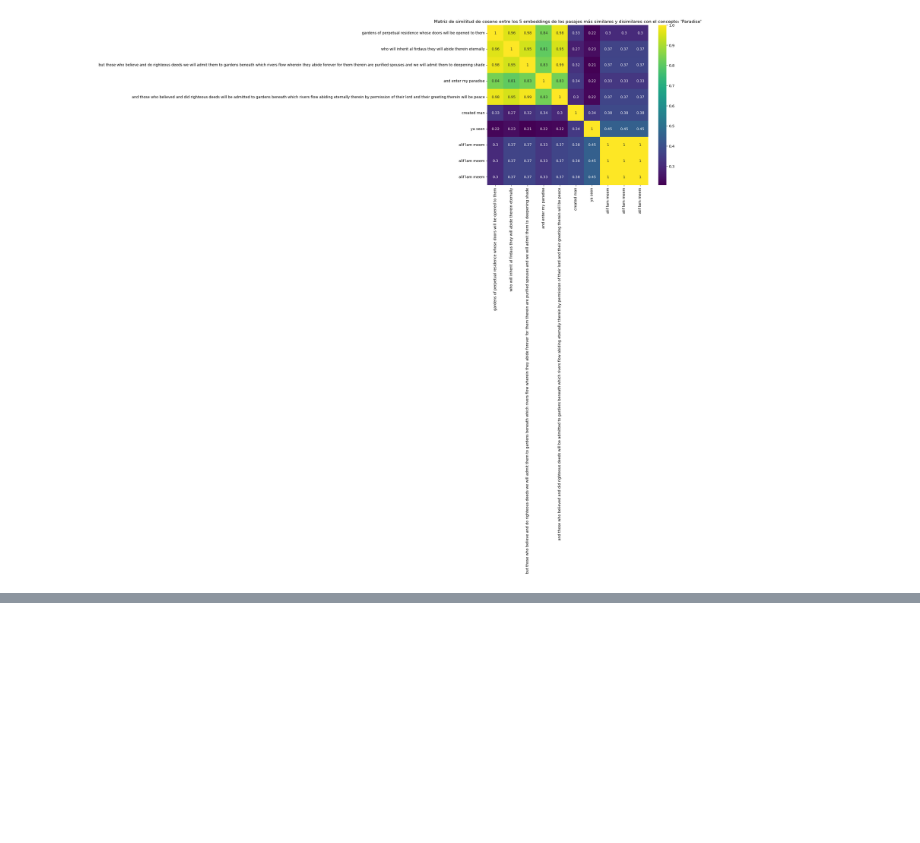
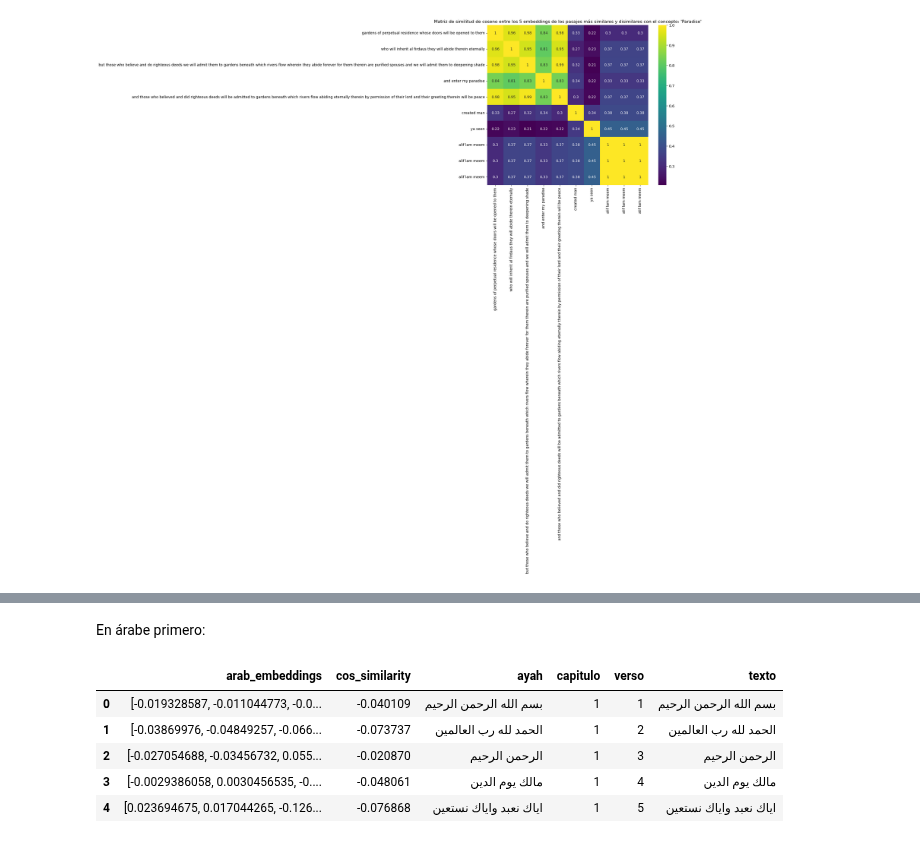
Before and after one commit to UnaiOlaiz/NLP-Group-Project, a Jupyter notebook: src/Búsqueda Semántica.ipynb, the cells around one changed output, grey strips where cells are left out. Drawn from its saved outputs; the diff is of its cells as text; code cells hidden in the pictures; blank space fills up the shorter version.

```diff
--- a/src/Búsqueda Semántica.ipynb
+++ b/src/Búsqueda Semántica.ipynb
@@ -19,12 +20,12 @@ ModuleNotFoundError: No module named 'fasttext'
 Primero importamos el dataset que hemos limpiado con la función anteriormente creada
 # %%
 with open("../data/cleaned_data/cleaned_arab_quran.txt", encoding="utf-8") as f:
-    lines = f.readlines()
+    lines_ar = f.readlines()
 
-df = pd.DataFrame(lines, columns=["text"])
-df["text"] = df["text"].str.strip()
+df_ar = pd.DataFrame(lines_ar, columns=["text"])
+df_ar["text"] = df_ar["text"].str.strip()
 
-df.head()
+df_ar.head()
 # %% [output]
 |  | text |
 | 0 | 1|1|بسم الله الرحمن الرحيم |
@@ -34,12 +35,12 @@ df.head()
 | 4 | 1|5|اياك نعبد واياك نستعين |
 # %%
 with open("../data/cleaned_data/cleaned_english_quran.txt", encoding="utf-8") as f:
-    lines = f.readlines()
+    lines_eng = f.readlines()
 
-df = pd.DataFrame(lines, columns=["text"])
-df["text"] = df["text"].str.strip()
+df_eng = pd.DataFrame(lines_eng, columns=["text"])
+df_eng["text"] = df_eng["text"].str.strip()
 
-df.head()
+df_eng.head()
 # %% [output]
 |  | text |
 | 0 | in the name of allah the entirely... |
@@ -318,0 +329,16 @@ Text(0.5, 1.0, "Matriz de similitud de coseno entre los 5 embeddings de los pasa
+# %% [markdown]
+En árabe primero:
+# %%
+df_ft[["capitulo", "verso", "texto"]] = df_ft["text"].str.split("|", expand=True)
+df_ft["capitulo"] = df_ft["capitulo"].astype(int)
+df_ft["verso"] = df_ft["verso"].astype(int)
+df_ft.drop(columns=["chapter", "verse", "text"], inplace=True)
+# En este formato podremos agrupar los versos más fácilmente
+df_ft.head()
+# %% [output]
+|  | arab_embeddings | cos_similarity | ayah | capitulo | verso | texto |
+| 0 | [-0.019328587, -0.011044773, -0.0... | -0.040109 | بسم الله الرحمن الرحيم | 1 | 1 | بسم الله الرحمن الرحيم |
+| 1 | [-0.03869976, -0.04849257, -0.066... | -0.073737 | الحمد لله رب العالمين | 1 | 2 | الحمد لله رب العالمين |
+| 2 | [-0.027054688, -0.03456732, 0.055... | -0.020870 | الرحمن الرحيم | 1 | 3 | الرحمن الرحيم |
+| 3 | [-0.0029386058, 0.0030456535, -0.... | -0.048061 | مالك يوم الدين | 1 | 4 | مالك يوم الدين |
+| 4 | [0.023694675, 0.017044265, -0.126... | -0.076868 | اياك نعبد واياك نستعين | 1 | 5 | اياك نعبد واياك نستعين |
```
Also changed, not shown: parts of 12 cells of this notebook, 1 other file.
